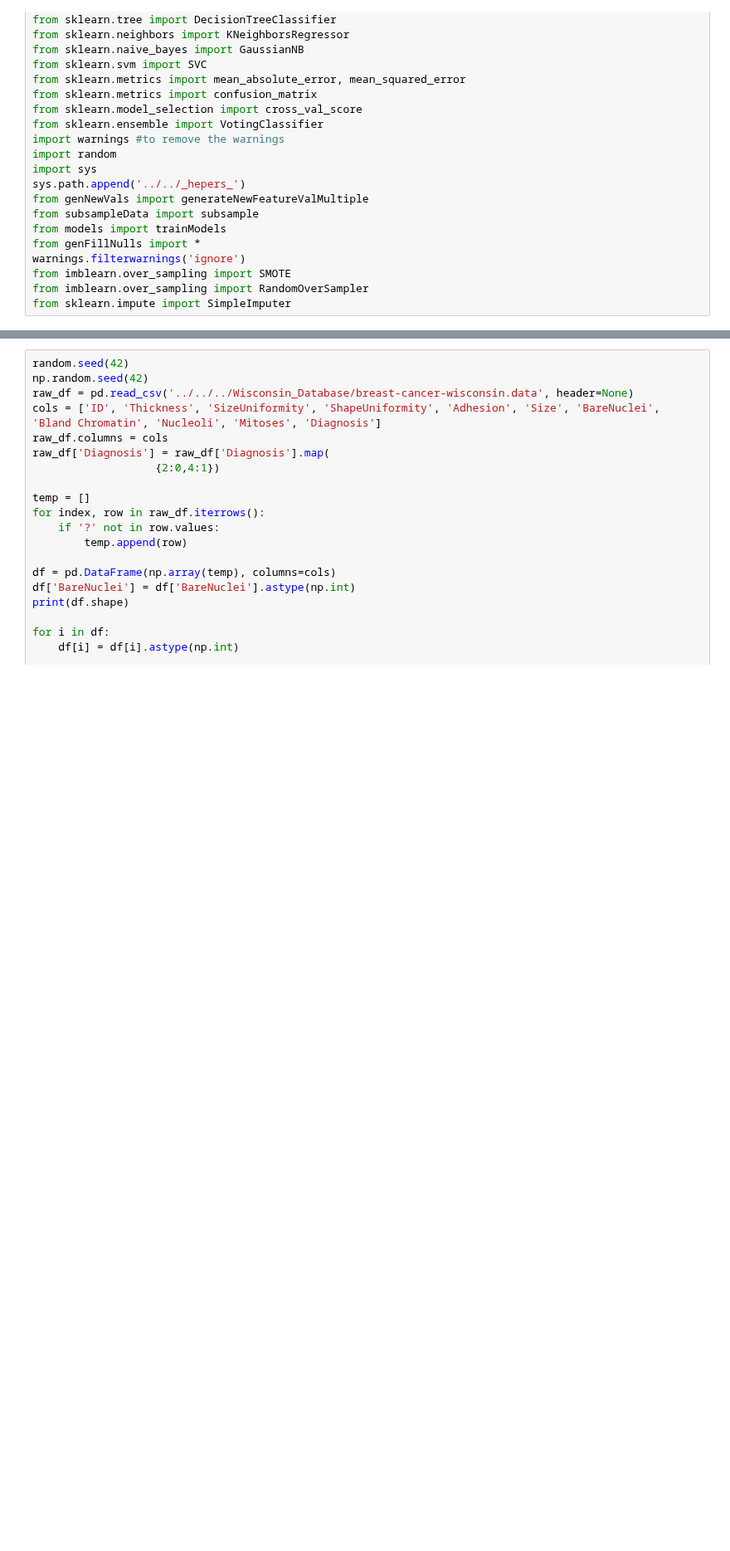
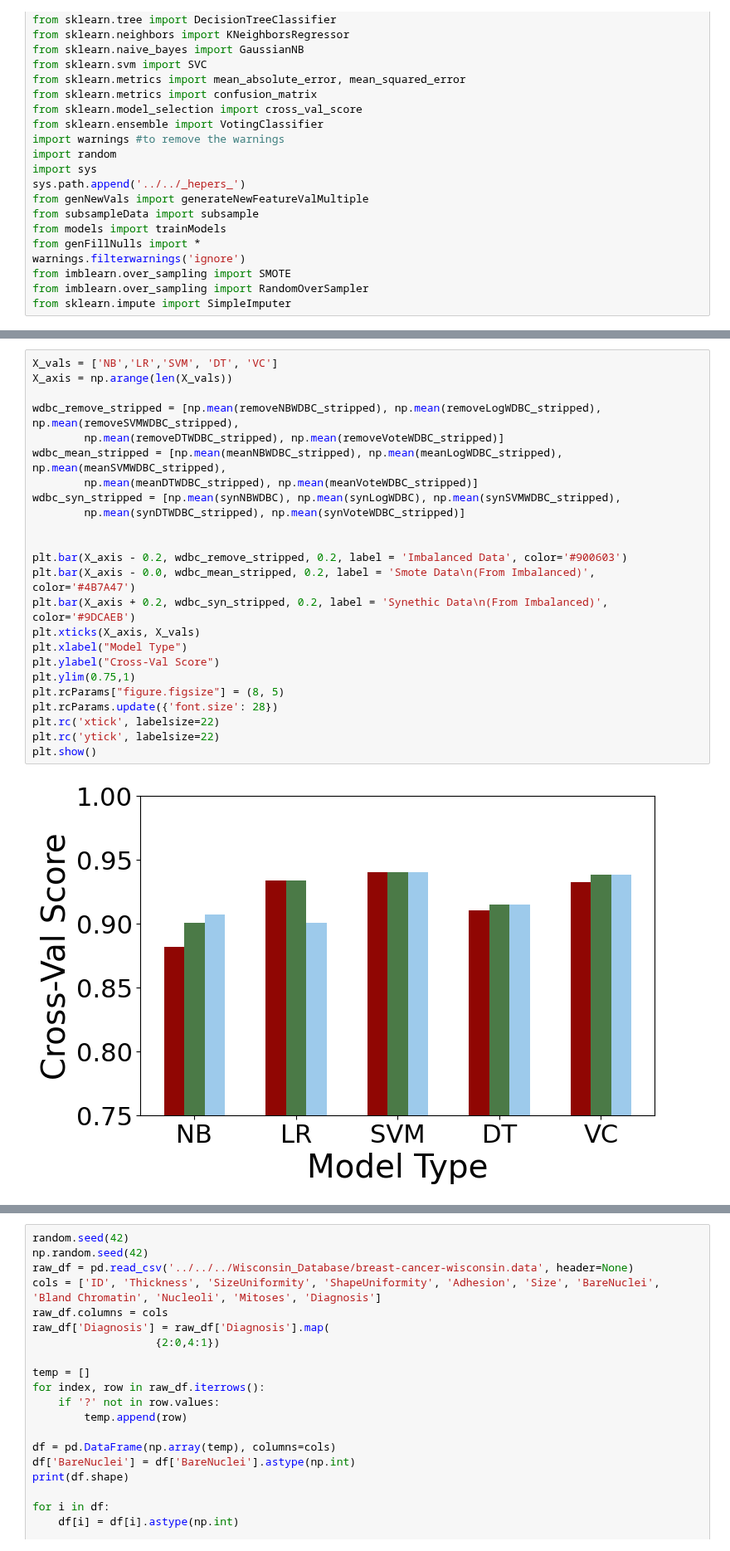
Before and after one commit to sprice134/MQP-2023, a Jupyter notebook: Code/Wole-Paper1/finalVersions/augmentationNullF1CrossVal.ipynb, the cells around one changed output, grey strips where cells are left out. Shown at 83% size. Saved outputs shown, nothing was run; the diff lists cells and outputs as text; blank space fills up the shorter version.

```diff
--- a/Code/Wole-Paper1/finalVersions/augmentationNullF1CrossVal.ipynb
+++ b/Code/Wole-Paper1/finalVersions/augmentationNullF1CrossVal.ipynb
@@ -347,3 +803,29 @@ Diagnosis: 0
+# %%
+X_vals = ['NB','LR','SVM', 'DT', 'VC']
+X_axis = np.arange(len(X_vals))
+
+wdbc_remove_stripped = [np.mean(removeNBWDBC_stripped), np.mean(removeLogWDBC_stripped), np.mean(removeSVMWDBC_stripped),
+        np.mean(removeDTWDBC_stripped), np.mean(removeVoteWDBC_stripped)]
+wdbc_mean_stripped = [np.mean(meanNBWDBC_stripped), np.mean(meanLogWDBC_stripped), np.mean(meanSVMWDBC_stripped),
+        np.mean(meanDTWDBC_stripped), np.mean(meanVoteWDBC_stripped)]
+wdbc_syn_stripped = [np.mean(synNBWDBC), np.mean(synLogWDBC), np.mean(synSVMWDBC_stripped),
+        np.mean(synDTWDBC_stripped), np.mean(synVoteWDBC_stripped)]
+
+
+plt.bar(X_axis - 0.2, wdbc_remove_stripped, 0.2, label = 'Imbalanced Data', color='#900603')
+plt.bar(X_axis - 0.0, wdbc_mean_stripped, 0.2, label = 'Smote Data\n(From Imbalanced)', color='#4B7A47')
+plt.bar(X_axis + 0.2, wdbc_syn_stripped, 0.2, label = 'Synethic Data\n(From Imbalanced)', color='#9DCAEB')
+plt.xticks(X_axis, X_vals)
+plt.xlabel("Model Type")
+plt.ylabel("Cross-Val Score")
+plt.ylim(0.75,1)
+plt.rcParams["figure.figsize"] = (8, 5)
+plt.rcParams.update({'font.size': 28})
+plt.rc('xtick', labelsize=22)
+plt.rc('ytick', labelsize=22)
+plt.show()
+# %% [output]
+[figure, added]
 # %%
 random.seed(42)
 np.random.seed(42)
```
Also changed, not shown: parts of 15 cells of this notebook.
